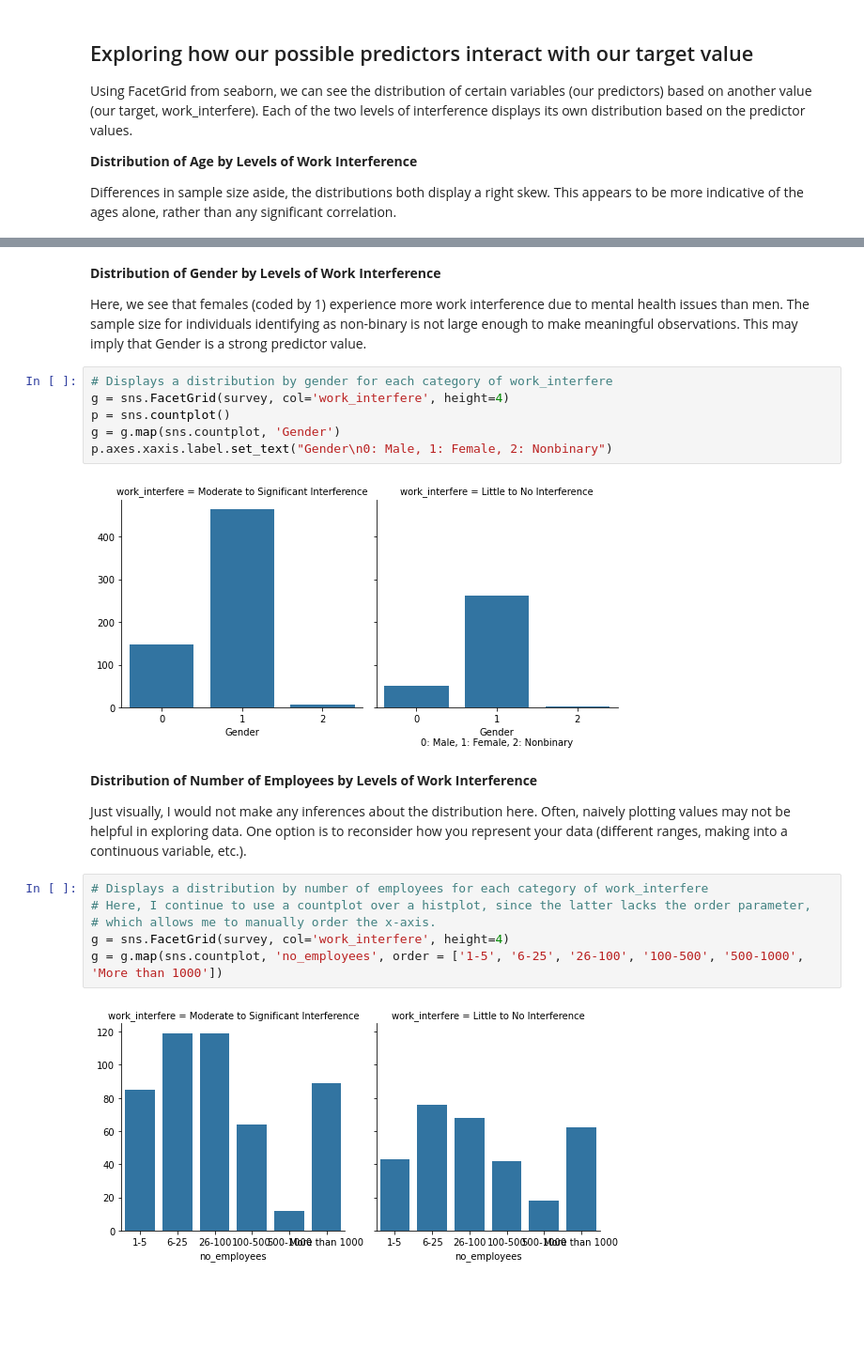
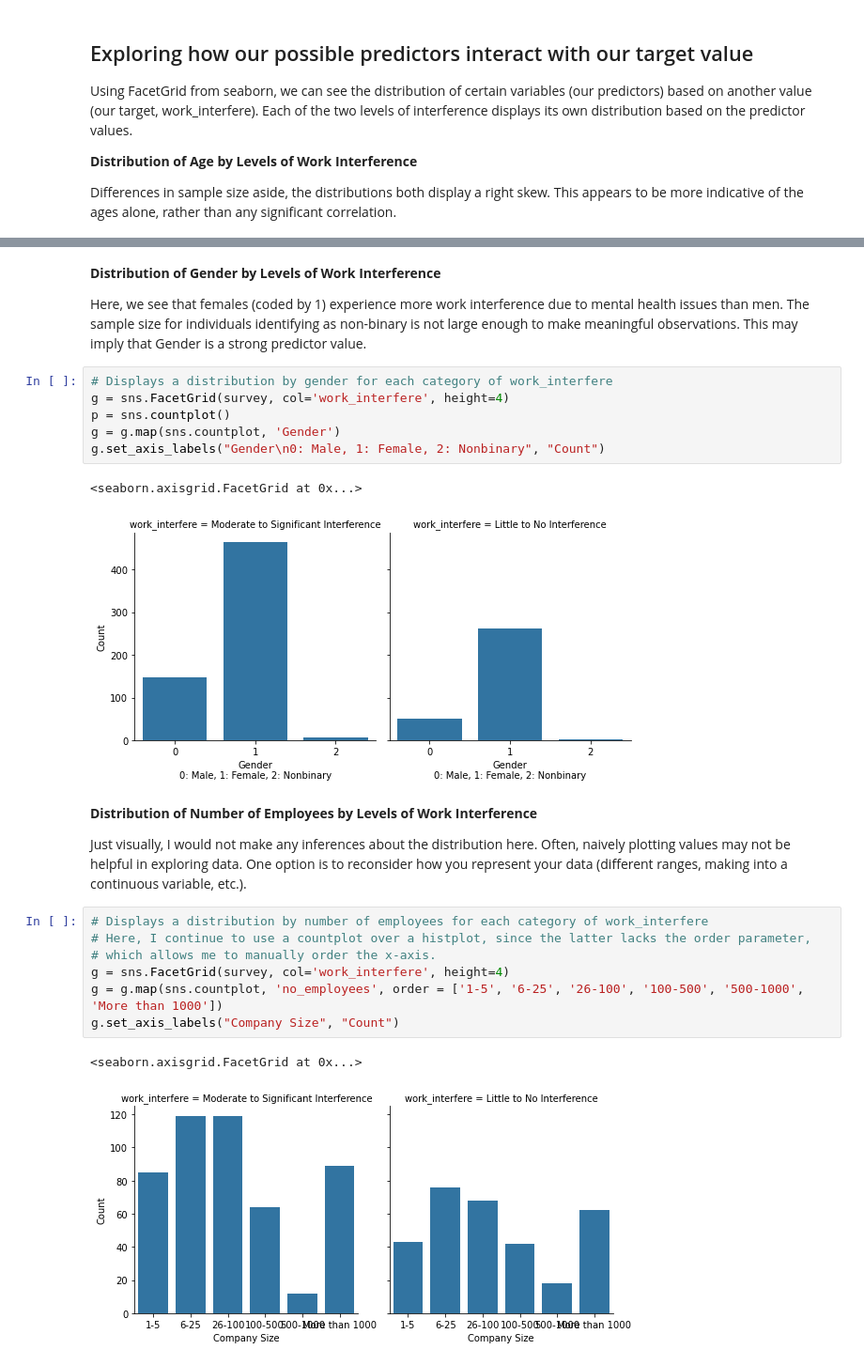
Before and after one commit to gabbley/gabbley.github.io, a Jupyter notebook: finalproject.ipynb, the cells around one changed output, grey strips where cells are left out. Shown: that part at 94% size. Cells and saved outputs as stored; diff of their text form; blank space fills up the shorter version.

```diff
--- a/finalproject.ipynb
+++ b/finalproject.ipynb
@@ -472,22 +480,25 @@ g = g.map(sns.histplot, 'Age', kde=True)
-# %% [markdown]
-<p><b>Distribution of Gender by Levels of Work Interference</b></p>
-Here, we see that females (coded by 1) experience more work interference due to mental health issues than men. The sample size for individuals identifying as non-binary is not large enough to make meaningful observations. This may imply that Gender is a strong predictor value.
+# %% [markdown]
+<p><b>Distribution of Gender by Levels of Work Interference</b></p>
+Here, we see that females (coded by 1) experience more work interference due to mental health issues than men. The sample size for individuals identifying as non-binary is not large enough to make meaningful observations. This may imply that Gender is a strong predictor value.
 # %%
 # Displays a distribution by gender for each category of work_interfere
 g = sns.FacetGrid(survey, col='work_interfere', height=4)
 p = sns.countplot()
 g = g.map(sns.countplot, 'Gender')
-p.axes.xaxis.label.set_text("Gender\n0: Male, 1: Female, 2: Nonbinary")
+g.set_axis_labels("Gender\n0: Male, 1: Female, 2: Nonbinary", "Count")
 # %% [output]
+<seaborn.axisgrid.FacetGrid at 0x...>
-[figure, old version]
+[figure, new version]
-# %% [markdown]
-<p><b>Distribution of Number of Employees by Levels of Work Interference</b></p>
-Just visually, I would not make any inferences about the distribution here. Often, naively plotting values may not be helpful in exploring data. One option is to reconsider how you represent your data (different ranges, making into a continuous variable, etc.).
+# %% [markdown]
+<p><b>Distribution of Number of Employees by Levels of Work Interference</b></p>
+Just visually, I would not make any inferences about the distribution here. Often, naively plotting values may not be helpful in exploring data. One option is to reconsider how you represent your data (different ranges, making into a continuous variable, etc.).
 # %%
 # Displays a distribution by number of employees for each category of work_interfere
 # Here, I continue to use a countplot over a histplot, since the latter lacks the order parameter,
 # which allows me to manually order the x-axis.
 g = sns.FacetGrid(survey, col='work_interfere', height=4)
 g = g.map(sns.countplot, 'no_employees', order = ['1-5', '6-25', '26-100', '100-500', '500-1000', 'More than 1000'])
+g.set_axis_labels("Company Size", "Count")
 # %% [output]
+<seaborn.axisgrid.FacetGrid at 0x...>
-[figure, old version]
+[figure, new version]
```
Also changed, not shown: parts of 59 cells of this notebook, 2 other files.
